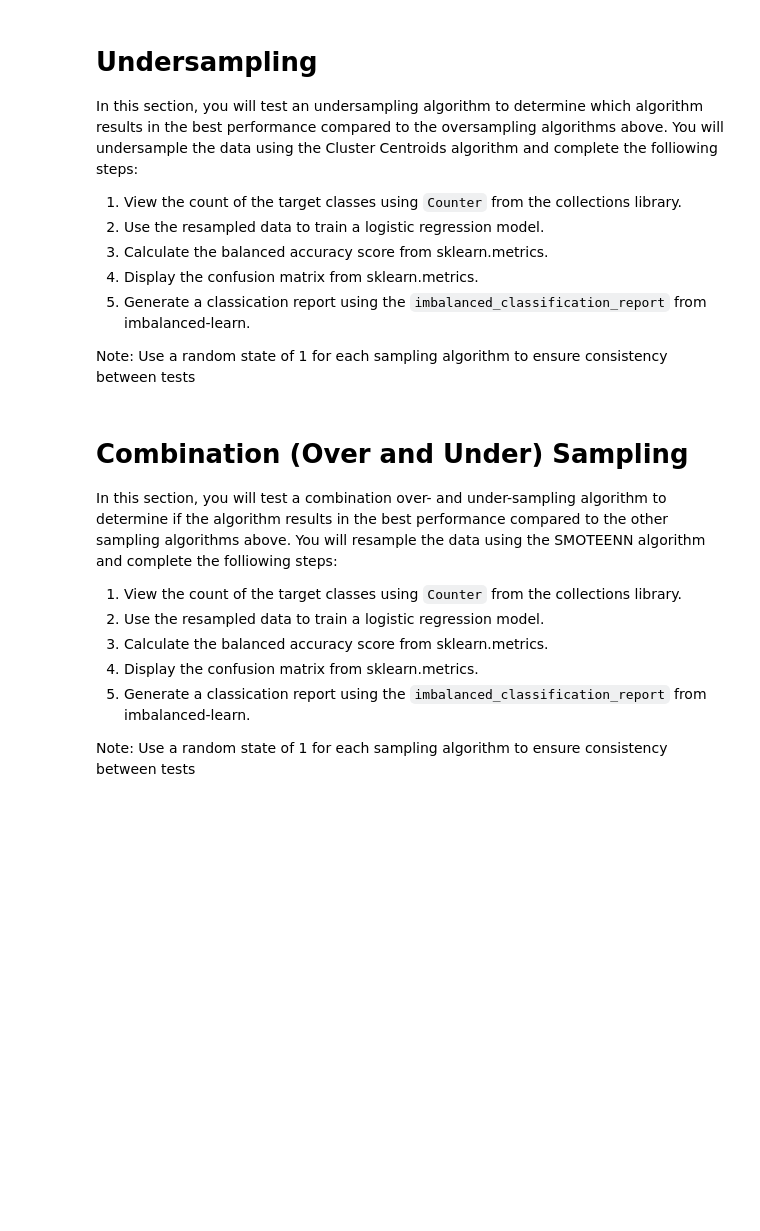
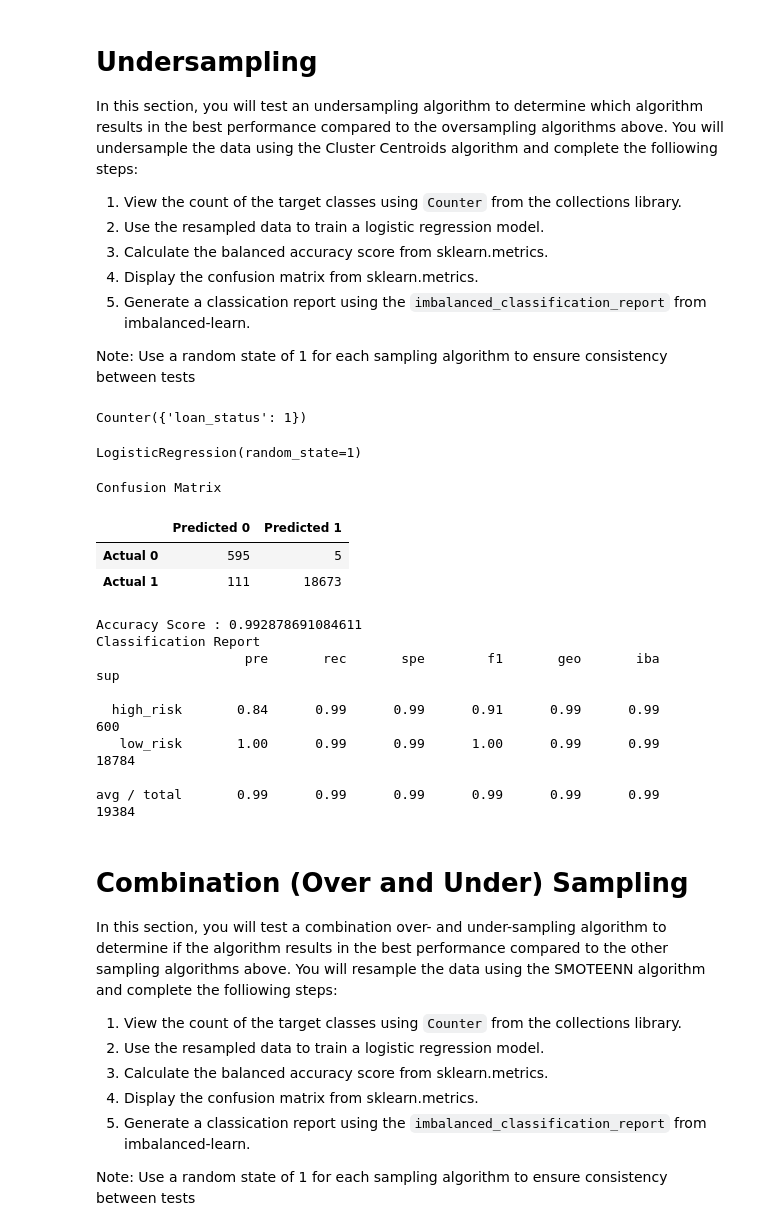
Before and after one commit to BRENNANSEANM/Classification-Homework, a Jupyter notebook: Starter_Code/credit_risk_resampling.ipynb, the cells around one changed output. Saved outputs shown, nothing was run; the diff lists cells and outputs as text; code cells hidden in the pictures; blank space fills up the shorter version.

```diff
--- a/Starter_Code/credit_risk_resampling.ipynb
+++ b/Starter_Code/credit_risk_resampling.ipynb
@@ -172,10 +248,16 @@ In this section, you will test an undersampling algorithm to determine which alg
 Note: Use a random state of 1 for each sampling algorithm to ensure consistency between tests
 # %%
 # Resample the data using the ClusterCentroids resampler
-# YOUR CODE HERE
+cc = ClusterCentroids(random_state=1)
+X_resampled, y_resampled = cc.fit_resample(X_train_scaled, y_train)
 
 # View the count of target classes with Counter
-# YOUR CODE HERE
+Counter(y_resampled)
+# %% [output]
+Counter({'loan_status': 1})
 # %%
 # Train the Logistic Regression model using the resampled data
-# YOUR CODE HERE
+model_us = LogisticRegression(solver='lbfgs', random_state=1)
+model_us.fit(X_resampled, y_resampled)
+# %% [output]
+LogisticRegression(random_state=1)
@@ -191,3 +264,33 @@ Note: Use a random state of 1 for each sampling algorithm to ensure consistency
+# %%
+# Calculated the balanced accuracy score
+pred_us = model_us.predict(X_test_scaled)
+acc_score_us = balanced_accuracy_score(y_test, pred_us)
+# %%
+# Display the confusion matrix
+cm_us = confusion_matrix(y_test, pred_us)
+cm_us_df = pd.DataFrame(
+    cm_us, index=["Actual 0", "Actual 1"], columns=["Predicted 0", "Predicted 1"]
+)
+# %%
+# Print the imbalanced classification report
+print("Confusion Matrix")
+display(cm_us_df)
+print(f"Accuracy Score : {acc_score_us}")
+print("Classification Report")
+print(classification_report_imbalanced(y_test, pred_us))
+# %% [output]
+Confusion Matrix
+|  | Predicted 0 | Predicted 1 |
+| Actual 0 | 595 | 5 |
+| Actual 1 | 111 | 18673 |
+Accuracy Score : 0.992878691084611
+Classification Report
+                   pre       rec       spe        f1       geo       iba       sup
+
+  high_risk       0.84      0.99      0.99      0.91      0.99      0.99       600
+   low_risk       1.00      0.99      0.99      1.00      0.99      0.99     18784
+
+avg / total       0.99      0.99      0.99      0.99      0.99      0.99     19384
 # %% [markdown]
 # Combination (Over and Under) Sampling
 
```
Also changed, not shown: parts of 36 cells of this notebook.
